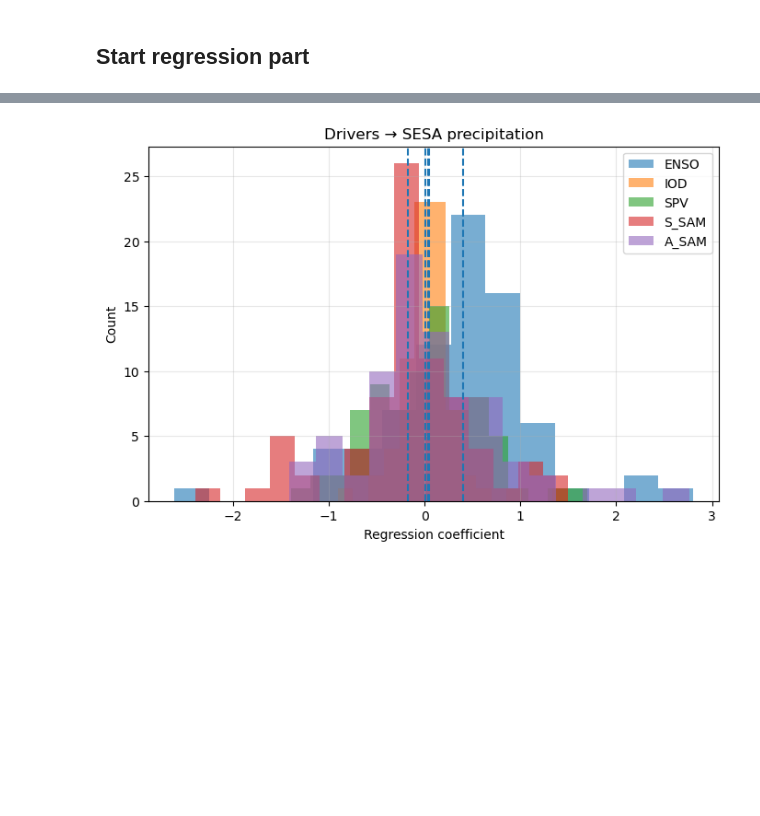
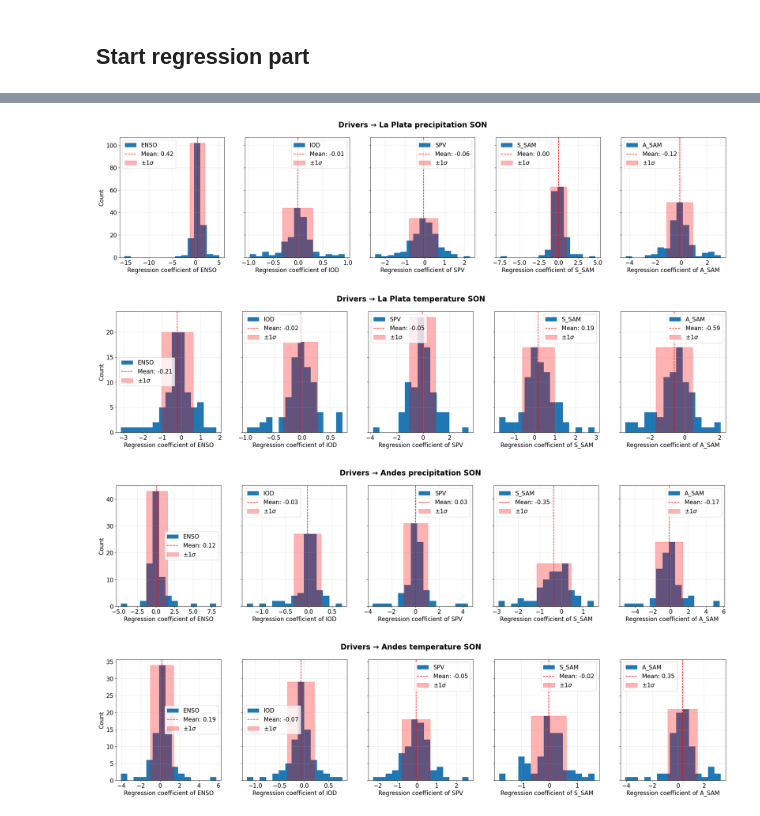
Before and after one commit to giulianolattus-crypto/work, a Jupyter notebook: Hindcast/Causal_Links_regionwise_whole_period_hindcast.ipynb, the cells around one changed output, grey strips where cells are left out. Saved outputs shown, nothing was run; the diff lists cells and outputs as text; code cells hidden in the pictures; blank space fills up the shorter version.

Commit message:
First regressions and absolute values plots

```diff
--- a/Hindcast/Causal_Links_regionwise_whole_period_hindcast.ipynb
+++ b/Hindcast/Causal_Links_regionwise_whole_period_hindcast.ipynb
@@ -828,8 +787,29 @@ def plot_bootstrap_coefficients(results, driver_vars, title="Bootstrap regressio
 # %%
 plot_bootstrap_coefficients(
     results_direct_precip_LP_SON,
     driver_vars=drivers_SON,
-    title="Drivers → SESA precipitation"
+    title="Drivers → La Plata precipitation SON"
 )
+
+plot_bootstrap_coefficients(
+    results_direct_temp_LP_SON,
+    driver_vars=drivers_SON,
+    title="Drivers → La Plata temperature SON"
+)
+
+plot_bootstrap_coefficients(
+    results_direct_precip_Andes_SON,
+    driver_vars=drivers_SON,
+    title="Drivers → Andes precipitation SON"
+)
+
+plot_bootstrap_coefficients(
+    results_direct_temp_Andes_SON,
+    driver_vars=drivers_SON,
+    title="Drivers → Andes temperature SON"
+)
 # %% [output]
-[figure, old version]
+[figure, new version]
+[figure, added]
+[figure, added]
+[figure, added]
```
Also changed, not shown: parts of 9 cells of this notebook, 3 other files.
